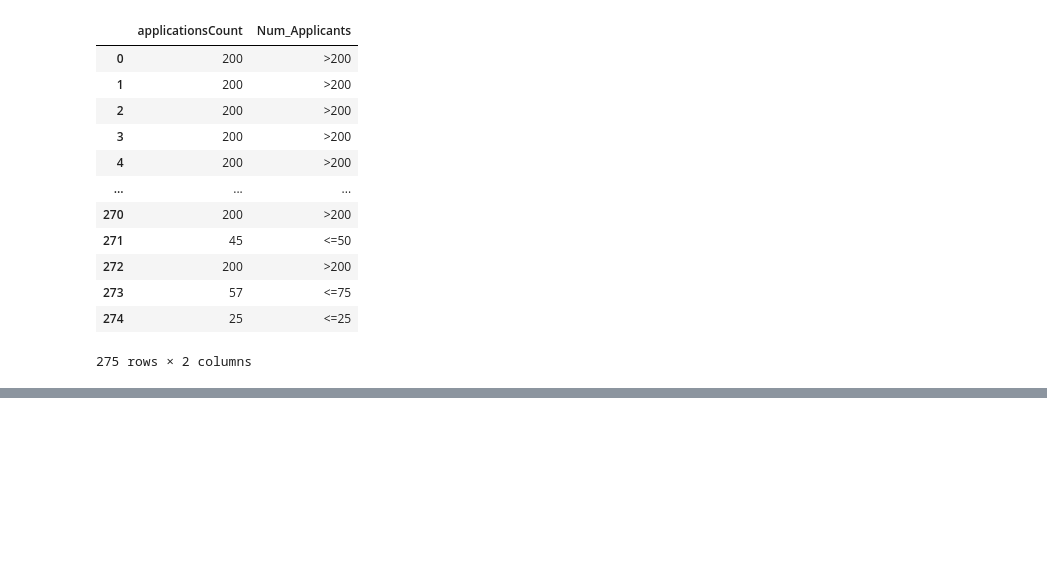
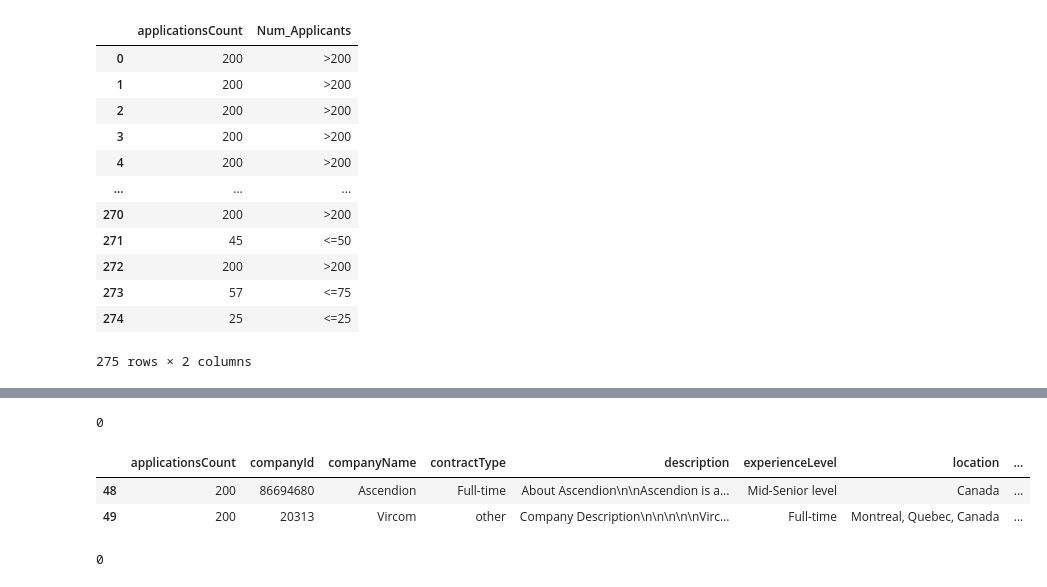
Before and after one commit to Clarkey33/Job_Market, a Jupyter notebook: job_analysis.ipynb, the cells around one changed output, grey strips where cells are left out. Saved outputs shown, nothing was run; the diff lists cells and outputs as text; code cells hidden in the pictures; blank space fills up the shorter version.

```diff
--- a/job_analysis.ipynb
+++ b/job_analysis.ipynb
@@ -306,0 +353,3 @@ job_data[['applicationsCount', 'Num_Applicants']]
+# %%
+#convert experienceLevel to category
+job_data["experienceLevel"]= job_data["experienceLevel"].astype("category")
@@ -306,0 +376,5 @@ job_data[['applicationsCount', 'Num_Applicants']]
+# %%
+#data points less than a month will be changed to 1 month ago
+job_data['postedTime'].replace(['1 day ago','2 days ago','3 days ago','4 days ago','5 days ago',
+                  '1 week ago','2 weeks ago','3 weeks ago','4 weeks ago','19 hours ago','15 hours ago'],
+                 '1 month ago',inplace=True)
@@ -306,0 +387,3 @@ job_data[['applicationsCount', 'Num_Applicants']]
+# %%
+#convert to category type
+job_data['postedTime']= job_data['postedTime'].astype('category')
@@ -306,0 +439,13 @@ job_data[['applicationsCount', 'Num_Applicants']]
+# %%
+#change all nan in publishedAt to 2024-01-02
+job_data['publishedAt'].fillna('2024-01-02',inplace=True)
+job_data['publishedAt'].isnull().sum()#chekc for empty values
+# %% [output]
+0
+# %%
+# example check for location of empty value in sector
+job_data[48:50]
+# %% [output]
+|  | applicationsCount | companyId | companyName | contractType | description | experienceLevel | location | ... |
+| 48 | 200 | 86694680 | Ascendion | Full-time | About Ascendion\n\nAscendion is a... | Mid-Senior level | Canada | ... |
+| 49 | 200 | 20313 | Vircom | other | Company Description\n\n\n\n\nVirc... | Full-time | Montreal, Quebec, Canada | ... |
@@ -306,0 +457,5 @@ job_data[['applicationsCount', 'Num_Applicants']]
+# %%
+job_data['companyName'].fillna('Not Disclosed', inplace= True) #change Nan to Not Disclosed
+job_data['companyName'].isnull().sum() #check that Nan value was changed
+# %% [output]
+0
```
Also changed, not shown: parts of 29 cells of this notebook.
